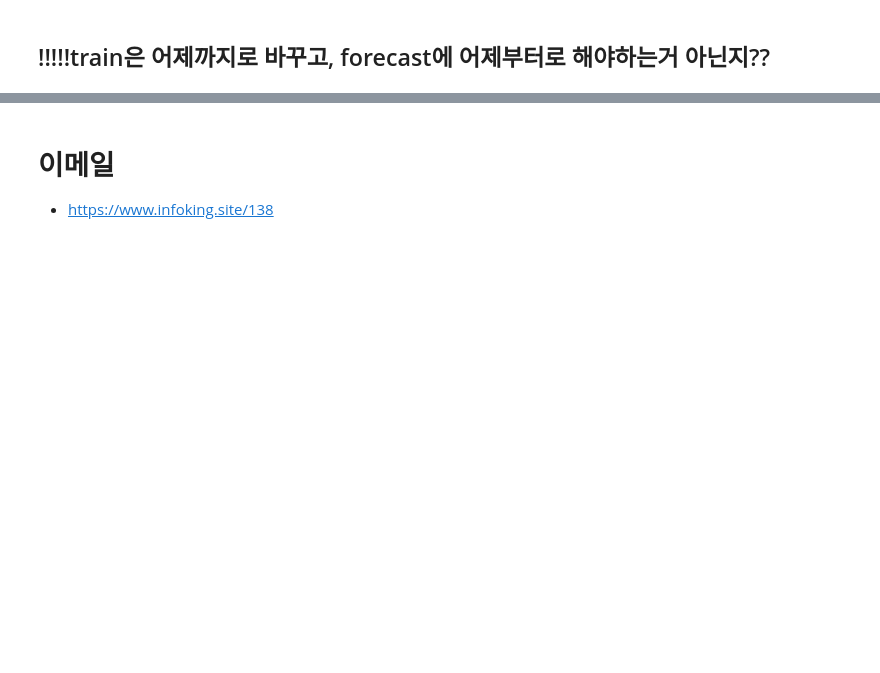
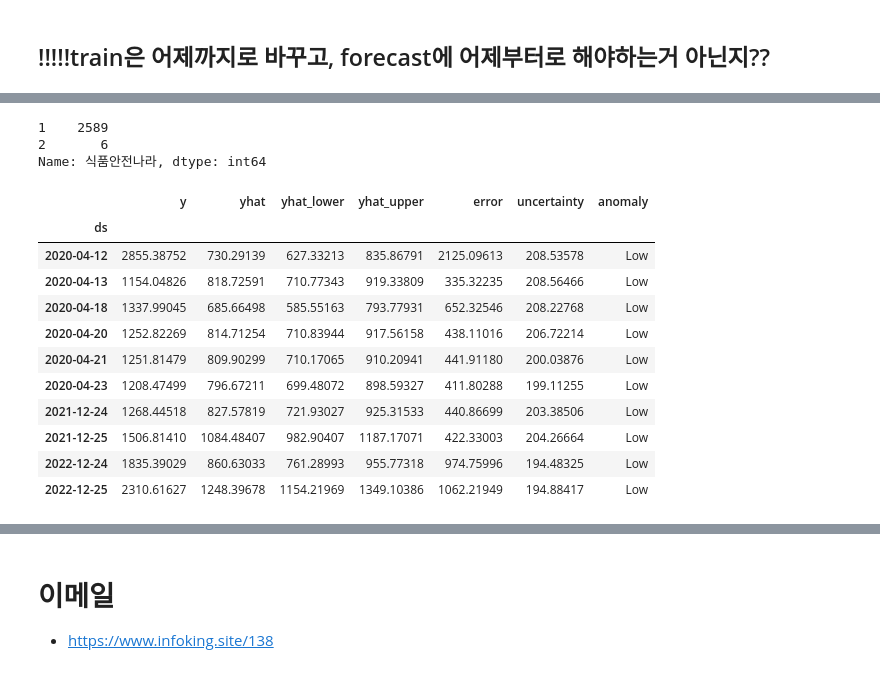
Before and after one commit to LeeKunHa/Anomaly-Detection-Model-for-Food-Terms-Based-on-Naver-Keyword-Search-Volume, a Jupyter notebook: Anomaly_Detection.ipynb, the cells around one changed output, grey strips where cells are left out. Cells and saved outputs as stored; diff of their text form; code cells hidden in the pictures; blank space fills up the shorter version.

```diff
--- a/Anomaly_Detection.ipynb
+++ b/Anomaly_Detection.ipynb
@@ -47,0 +174,22 @@ anomaly_yesterday
+# %%
+df['식품안전나라'].value_counts()
+# %% [output]
+1    2589
+2       6
+Name: 식품안전나라, dtype: int64
+# %%
+#방법1(예측 불확실성..)
+result[result['anomaly'] != 'No']
+# %% [output]
+|  | y | yhat | yhat_lower | yhat_upper | error | uncertainty | anomaly |
+| ds |  |  |  |  |  |  |  |
+| 2020-04-12 | 2855.38752 | 730.29139 | 627.33213 | 835.86791 | 2125.09613 | 208.53578 | Low |
+| 2020-04-13 | 1154.04826 | 818.72591 | 710.77343 | 919.33809 | 335.32235 | 208.56466 | Low |
+| 2020-04-18 | 1337.99045 | 685.66498 | 585.55163 | 793.77931 | 652.32546 | 208.22768 | Low |
+| 2020-04-20 | 1252.82269 | 814.71254 | 710.83944 | 917.56158 | 438.11016 | 206.72214 | Low |
+| 2020-04-21 | 1251.81479 | 809.90299 | 710.17065 | 910.20941 | 441.91180 | 200.03876 | Low |
+| 2020-04-23 | 1208.47499 | 796.67211 | 699.48072 | 898.59327 | 411.80288 | 199.11255 | Low |
+| 2021-12-24 | 1268.44518 | 827.57819 | 721.93027 | 925.31533 | 440.86699 | 203.38506 | Low |
+| 2021-12-25 | 1506.81410 | 1084.48407 | 982.90407 | 1187.17071 | 422.33003 | 204.26664 | Low |
+| 2022-12-24 | 1835.39029 | 860.63033 | 761.28993 | 955.77318 | 974.75996 | 194.48325 | Low |
+| 2022-12-25 | 2310.61627 | 1248.39678 | 1154.21969 | 1349.10386 | 1062.21949 | 194.88417 | Low |
```
Also changed, not shown: parts of 73 cells of this notebook, 1 other file.
